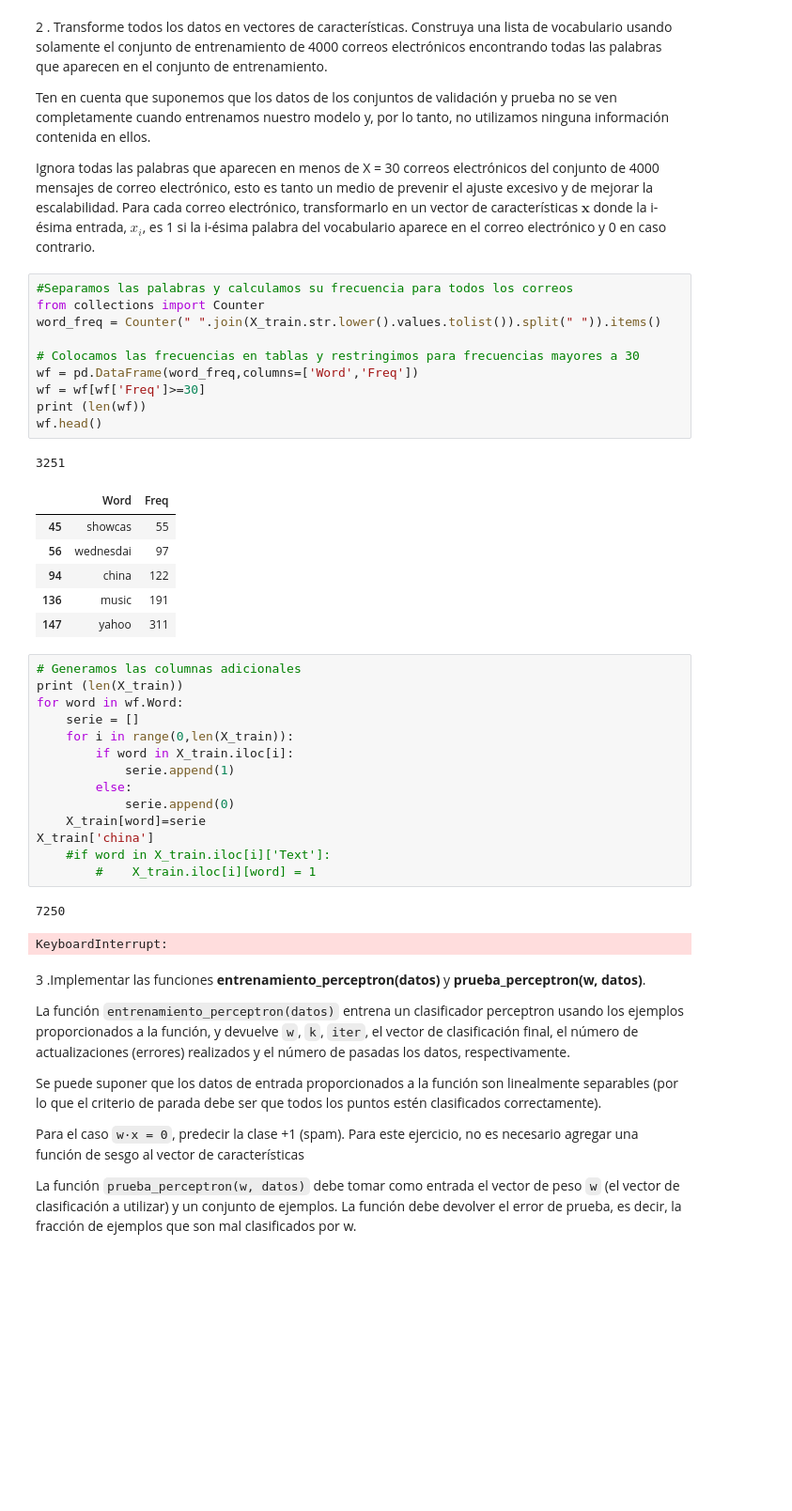
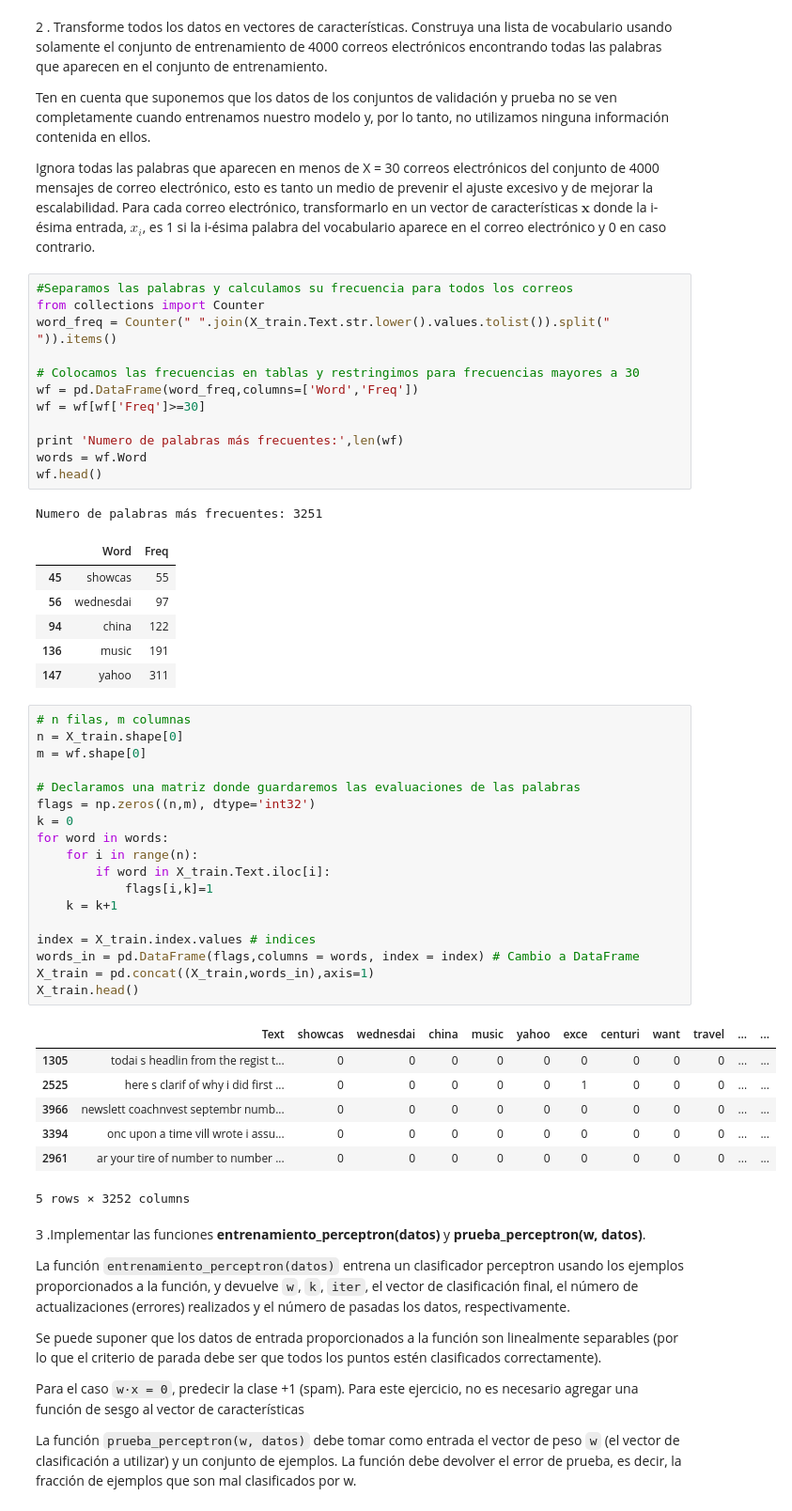
Before and after one commit to FrankCano/segunda-asignacion-del-curso-cm-072-lab4-rats, a Jupyter notebook: AsignacionML2.ipynb, the cells around one changed output. Shown at 94% size. Saved outputs shown, nothing was run; the diff lists cells and outputs as text; blank space fills up the shorter version.

```diff
--- a/AsignacionML2.ipynb
+++ b/AsignacionML2.ipynb
@@ -82,38 +116,49 @@ Ignora todas las palabras que aparecen en menos de X = 30 correos electrónicos
 # %%
 #Separamos las palabras y calculamos su frecuencia para todos los correos
 from collections import Counter
-word_freq = Counter(" ".join(X_train.str.lower().values.tolist()).split(" ")).items()
+word_freq = Counter(" ".join(X_train.Text.str.lower().values.tolist()).split(" ")).items()
 
 # Colocamos las frecuencias en tablas y restringimos para frecuencias mayores a 30
 wf = pd.DataFrame(word_freq,columns=['Word','Freq'])
 wf = wf[wf['Freq']>=30]
-print (len(wf))
+
+print 'Numero de palabras más frecuentes:',len(wf)
+words = wf.Word
 wf.head()
 # %% [output]
-3251
+Numero de palabras más frecuentes: 3251
 |  | Word | Freq |
 | 45 | showcas | 55 |
 | 56 | wednesdai | 97 |
 | 94 | china | 122 |
 | 136 | music | 191 |
 | 147 | yahoo | 311 |
-# %%
-# Generamos las columnas adicionales
-print (len(X_train))
-for word in wf.Word:
-    serie = []
-    for i in range(0,len(X_train)):
-        if word in X_train.iloc[i]:
-            serie.append(1)
-        else:
-            serie.append(0)
-    X_train[word]=serie
-X_train['china']
-    #if word in X_train.iloc[i]['Text']:
-        #    X_train.iloc[i][word] = 1
-# %% [output]
-7250
-KeyboardInterrupt:
+# %%
+# n filas, m columnas
+n = X_train.shape[0]
+m = wf.shape[0]
+
+# Declaramos una matriz donde guardaremos las evaluaciones de las palabras
+flags = np.zeros((n,m), dtype='int32')
+k = 0
+for word in words:
+    for i in range(n):
+        if word in X_train.Text.iloc[i]:
+            flags[i,k]=1
+    k = k+1
+
+index = X_train.index.values # indices
+words_in = pd.DataFrame(flags,columns = words, index = index) # Cambio a DataFrame
+X_train = pd.concat((X_train,words_in),axis=1)
+X_train.head()
+# %% [output]
+|  | Text | showcas | wednesdai | china | music | yahoo | exce | centuri | want | travel | ... | ... |
+| 1305 | todai s headlin from the regist t... | 0 | 0 | 0 | 0 | 0 | 0 | 0 | 0 | 0 | ... | ... |
+| 2525 | here s clarif of why i did first ... | 0 | 0 | 0 | 0 | 0 | 1 | 0 | 0 | 0 | ... | ... |
+| 3966 | newslett coachnvest septembr numb... | 0 | 0 | 0 | 0 | 0 | 0 | 0 | 0 | 0 | ... | ... |
+| 3394 | onc upon a time vill wrote i assu... | 0 | 0 | 0 | 0 | 0 | 0 | 0 | 0 | 0 | ... | ... |
+| 2961 | ar your tire of number to number ... | 0 | 0 | 0 | 0 | 0 | 0 | 0 | 0 | 0 | ... | ... |
+5 rows × 3252 columns
 # %% [markdown]
 3 .Implementar las funciones **entrenamiento_perceptron(datos)** y **prueba_perceptron(w, datos)**.
 
```
Also changed, not shown: parts of 11 cells of this notebook.
